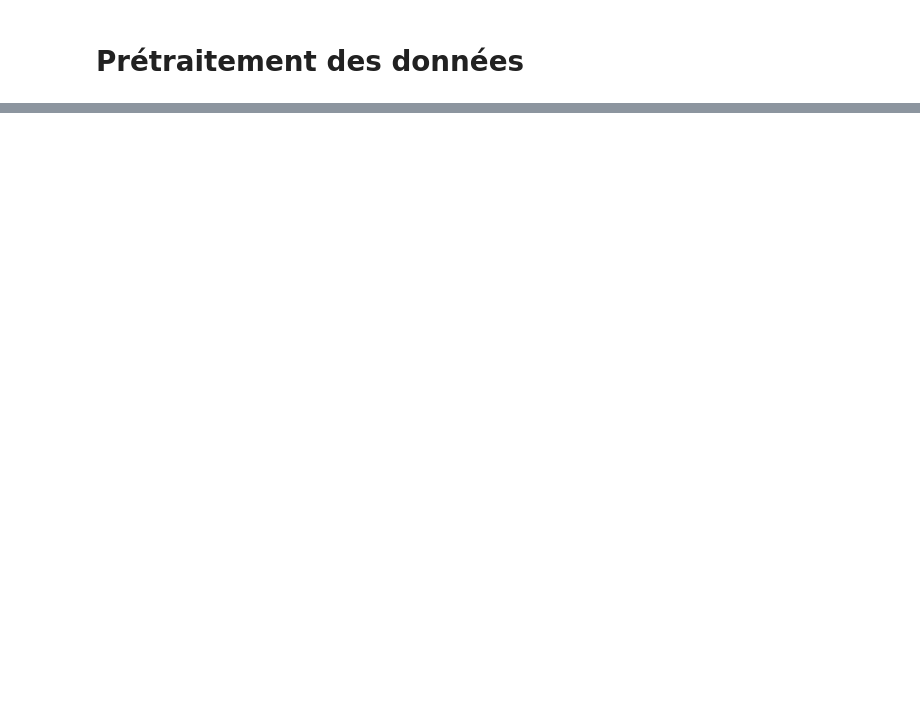
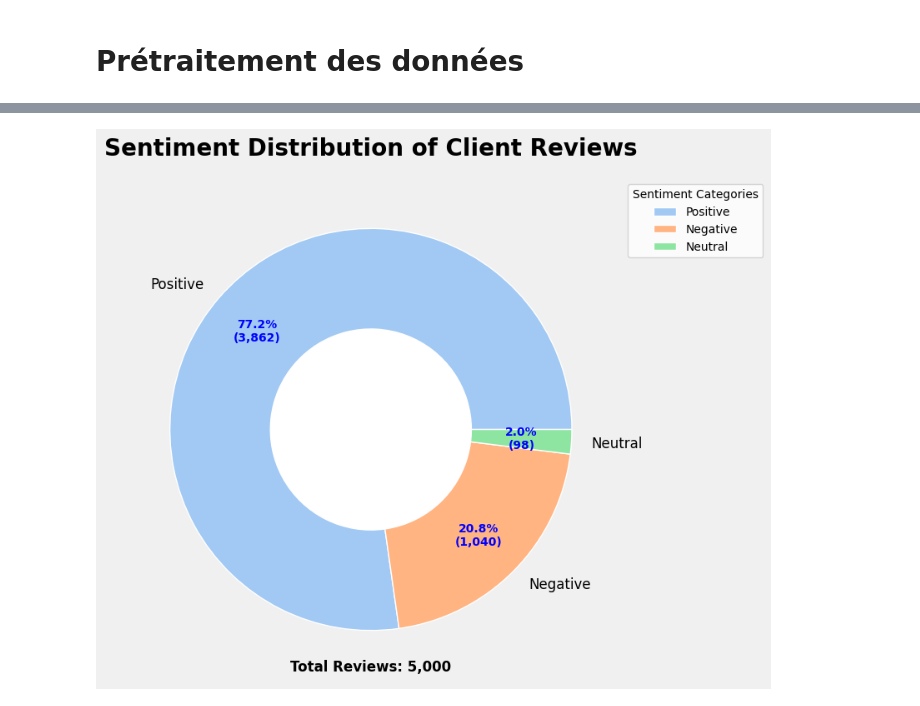
Before and after one commit to Staures92/Projet-de-fin-Data-Afique-Hub, a Jupyter notebook: Sentimentclient.ipynb, the cells around one changed output, grey strips where cells are left out. Saved outputs shown, nothing was run; the diff lists cells and outputs as text; code cells hidden in the pictures; blank space fills up the shorter version.

```diff
--- a/Sentimentclient.ipynb
+++ b/Sentimentclient.ipynb
@@ -234,0 +229,12 @@ embedding_dim = 150  # In essence, this represents the dimensionality of the emb
+# %%
+# Appliquer la fonction de prétraitement 'preprocess_text' à les colonnes'text' du dataframe 'df_sample' et
+# stocker le résultat dans une nouvelle colonne appelée 'processed_text'
+
+df_sample['processed_text'] = df_sample['text'].apply(preprocess_text)
+# %%
+# Le brassage (Shuffling) des données expose le modèle à différents modèles et relations dans les données
+# afin d'améliorer ses performances et sa généralisation sur des données invisible
+df_sample_shuffled = df_sample.sample(frac=1, random_state=42).reset_index(drop=True)
+
+# Créer une copy du dataframe
+df = df_sample_shuffled.copy()
@@ -234,0 +250,69 @@ embedding_dim = 150  # In essence, this represents the dimensionality of the emb
+# %%
+# Initialize the NLTK sentiment analyzer
+sia = SentimentIntensityAnalyzer()
+
+# Function to classify sentiment
+def get_sentiment(score):
+    if score > 0.05:
+        return 'Positive'
+    elif score < -0.05:
+        return 'Negative'
+    else:
+        return 'Neutral'
+
+# Perform sentiment analysis
+df['sentiment_scores'] = df['text'].apply(lambda x: sia.polarity_scores(x)['compound'])
+df['sentiment'] = df['sentiment_scores'].apply(get_sentiment)
+
+# Count the sentiments
+sentiment_counts = df['sentiment'].value_counts()
+
+# Set up the color palette
+colors = sns.color_palette("pastel")[0:3]
+
+# Create the sophisticated pie chart
+fig, ax = plt.subplots(figsize=(8, 8), facecolor='#f0f0f0')
+ax.set_facecolor('#f0f0f0')
+
+# Create a donut chart
+wedges, texts, autotexts = ax.pie(sentiment_counts.values,
+                                  labels=sentiment_counts.index,
+                                  colors=colors,
+                                  autopct=lambda pct: f'{pct:.1f}%\n({int(pct/100.*sum(sentiment_counts)):,d})',
+                                  pctdistance=0.75,
+                                  wedgeprops=dict(width=0.5, edgecolor='white'))
+
+# Add a circle at the center to create a donut chart
+center_circle = plt.Circle((0,0), 0.50, fc='white')
+fig.gca().add_artist(center_circle)
+
+# Customize text properties
+plt.setp(autotexts, size=10, weight="bold", color="blue")
+plt.setp(texts, size=12)
+
+# Add legend
+ax.legend(wedges, sentiment_counts.index,
+          title="Sentiment Categories",
+          loc="upper left",
+          bbox_to_anchor=(1, 0, 0.5, 1),
+          fontsize=10)
+
+# Add a title
+plt.title('Sentiment Distribution of Client Reviews', fontsize=20, fontweight='bold', pad=20)
+
+# Add a subtitle
+plt.text(0, -1.2, f'Total Reviews: {sum(sentiment_counts):,d}',
+         horizontalalignment='center', fontsize=12, fontweight='bold')
+
+# Remove axes
+ax.axis('off')
+
+plt.tight_layout()
+
+# Show the plot
+plt.show()
+
+# Print the counts
+print(sentiment_counts)
+# %% [output]
+[figure, added]
```
Also changed, not shown: parts of 53 cells of this notebook.
